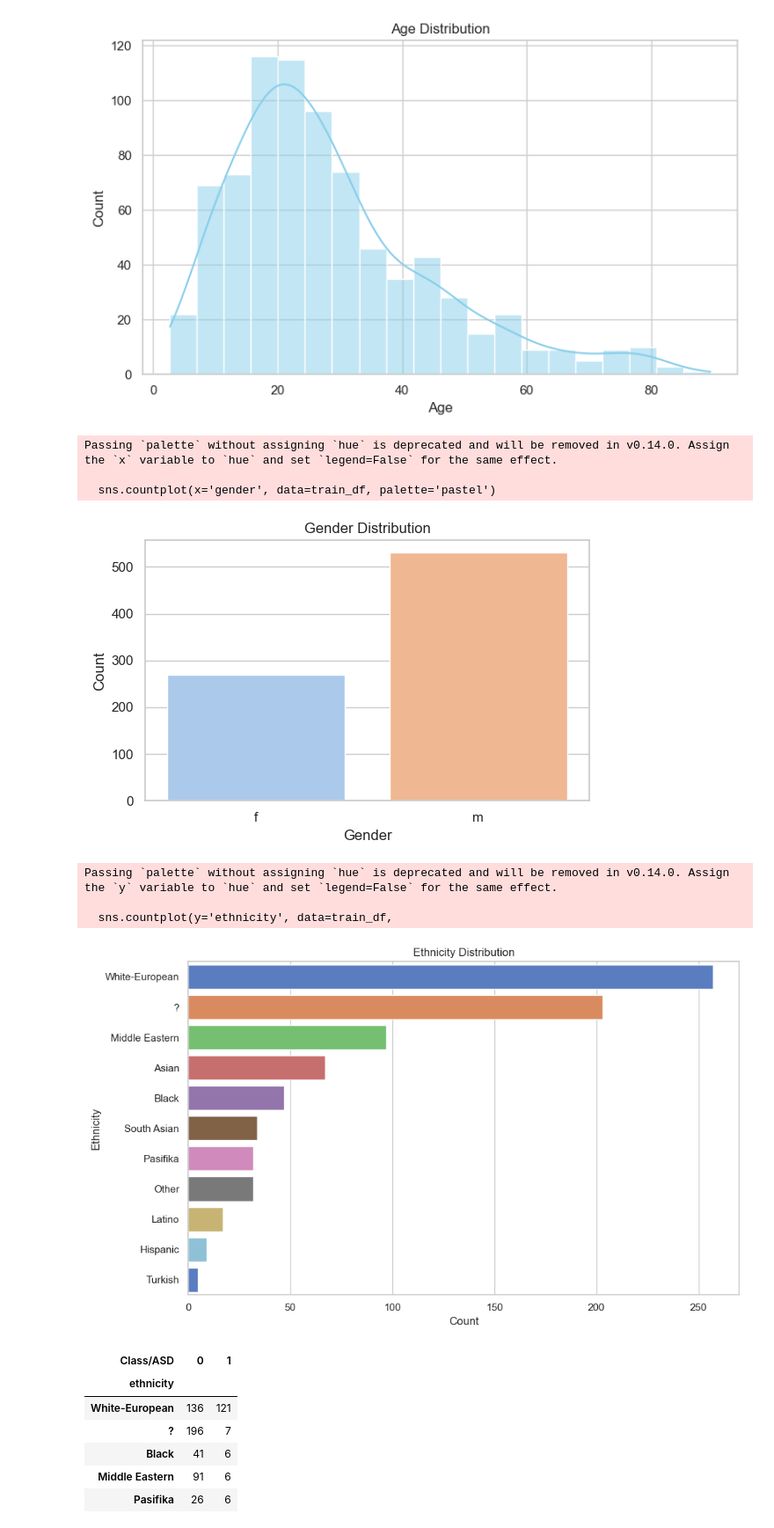
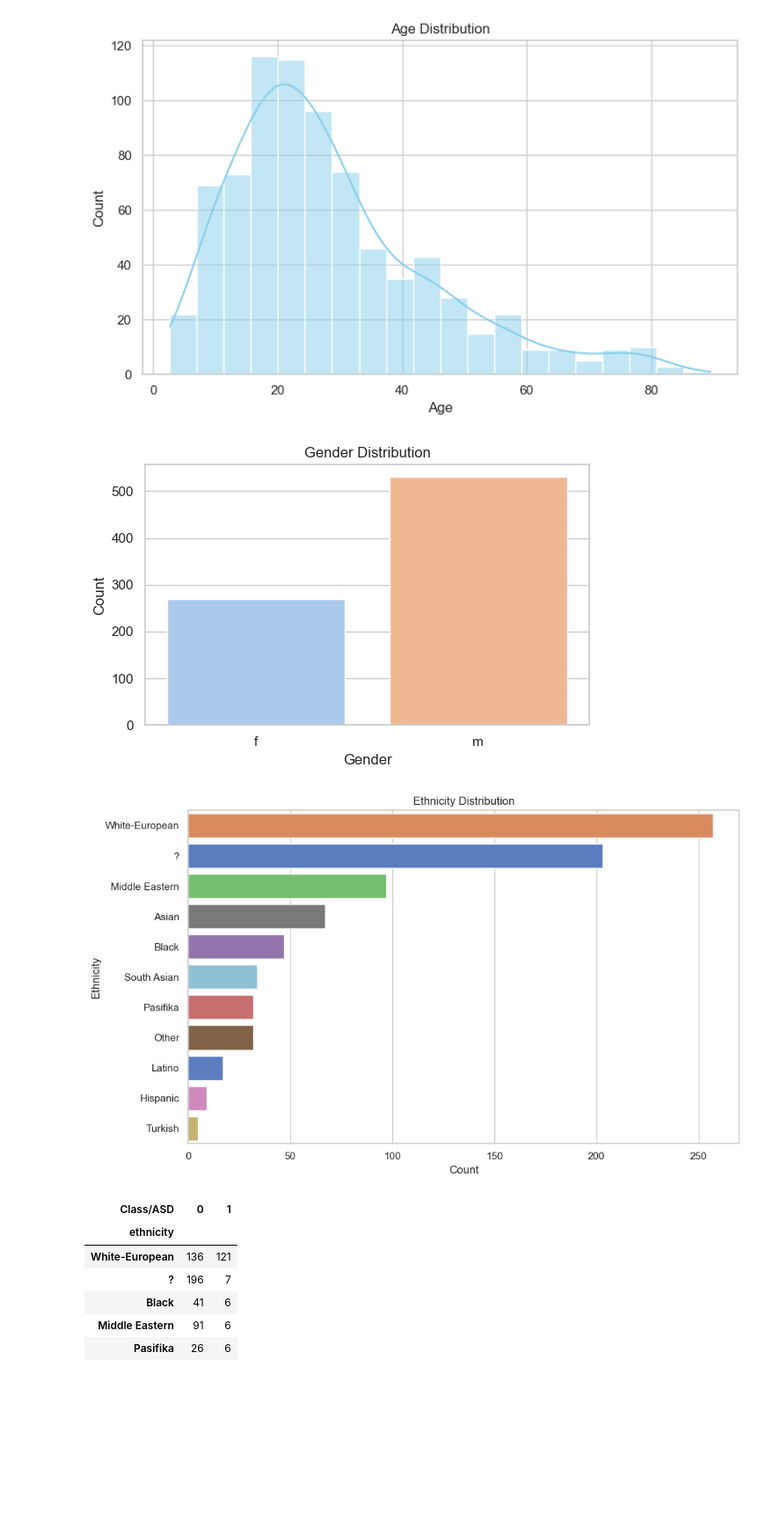
Before and after one commit to jperez62176/Hackathon_Spring_2025, a Jupyter notebook: index.ipynb, the cells around one changed output. Shown at 88% size. Drawn from its saved outputs; the diff is of its cells as text; code cells hidden in the pictures; blank space fills up the shorter version.

```diff
--- a/index.ipynb
+++ b/index.ipynb
@@ -40,32 +40,29 @@ plt.show()
 # %%
 # --------- Plot 2: Bar Chart of Gender ---------
 plt.figure(figsize=(6, 4))
-sns.countplot(x='gender', data=train_df, palette='pastel')
+sns.countplot(
+    x='gender', hue='gender', data=train_df,
+    palette='pastel', legend=False          # legend off → same look as before
+)
 plt.title("Gender Distribution")
 plt.xlabel("Gender")
 plt.ylabel("Count")
 plt.tight_layout()
 plt.show()
 # %% [output]
-Passing `palette` without assigning `hue` is deprecated and will be removed in v0.14.0. Assign the `x` variable to `hue` and set `legend=False` for the same effect.
-
-  sns.countplot(x='gender', data=train_df, palette='pastel')
 [figure]
 # %%
 plt.figure(figsize=(10, 6))
-sns.countplot(y='ethnicity', data=train_df,
+sns.countplot(y='ethnicity', hue='ethnicity', data=train_df,
               order=train_df['ethnicity'].value_counts().index,
               palette='muted')
 plt.title("Ethnicity Distribution")
 plt.xlabel("Count")
 plt.ylabel("Ethnicity")
 plt.tight_layout()
 plt.show()
 # %% [output]
-Passing `palette` without assigning `hue` is deprecated and will be removed in v0.14.0. Assign the `y` variable to `hue` and set `legend=False` for the same effect.
-
-  sns.countplot(y='ethnicity', data=train_df,
-[figure, old version]
+[figure, new version]
 # %%
 # Group counts by ethnicity and ASD class
 # --- Create the cross‑tab ---------------------------------------------------
```
Also changed, not shown: 1 other file.
